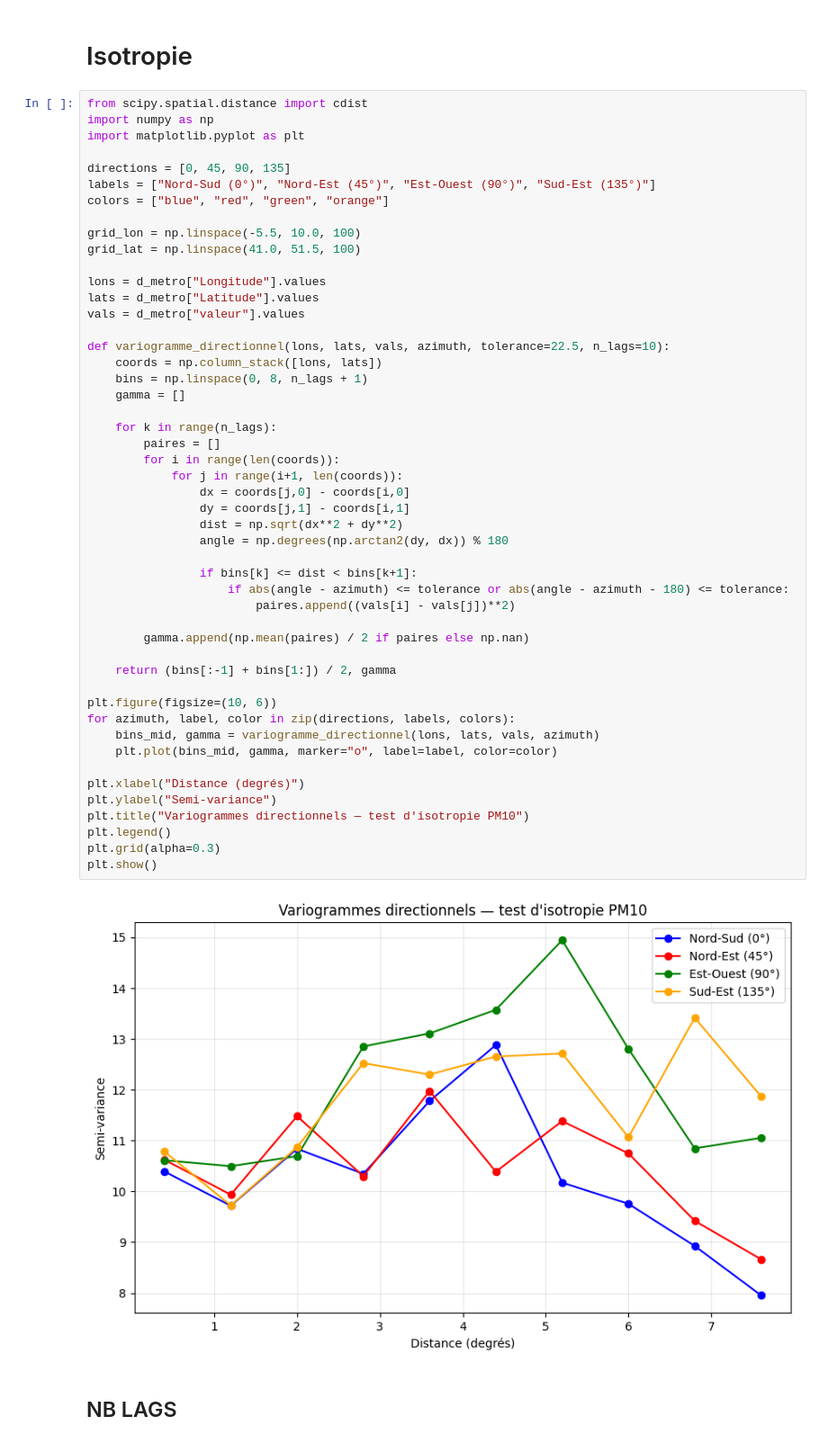
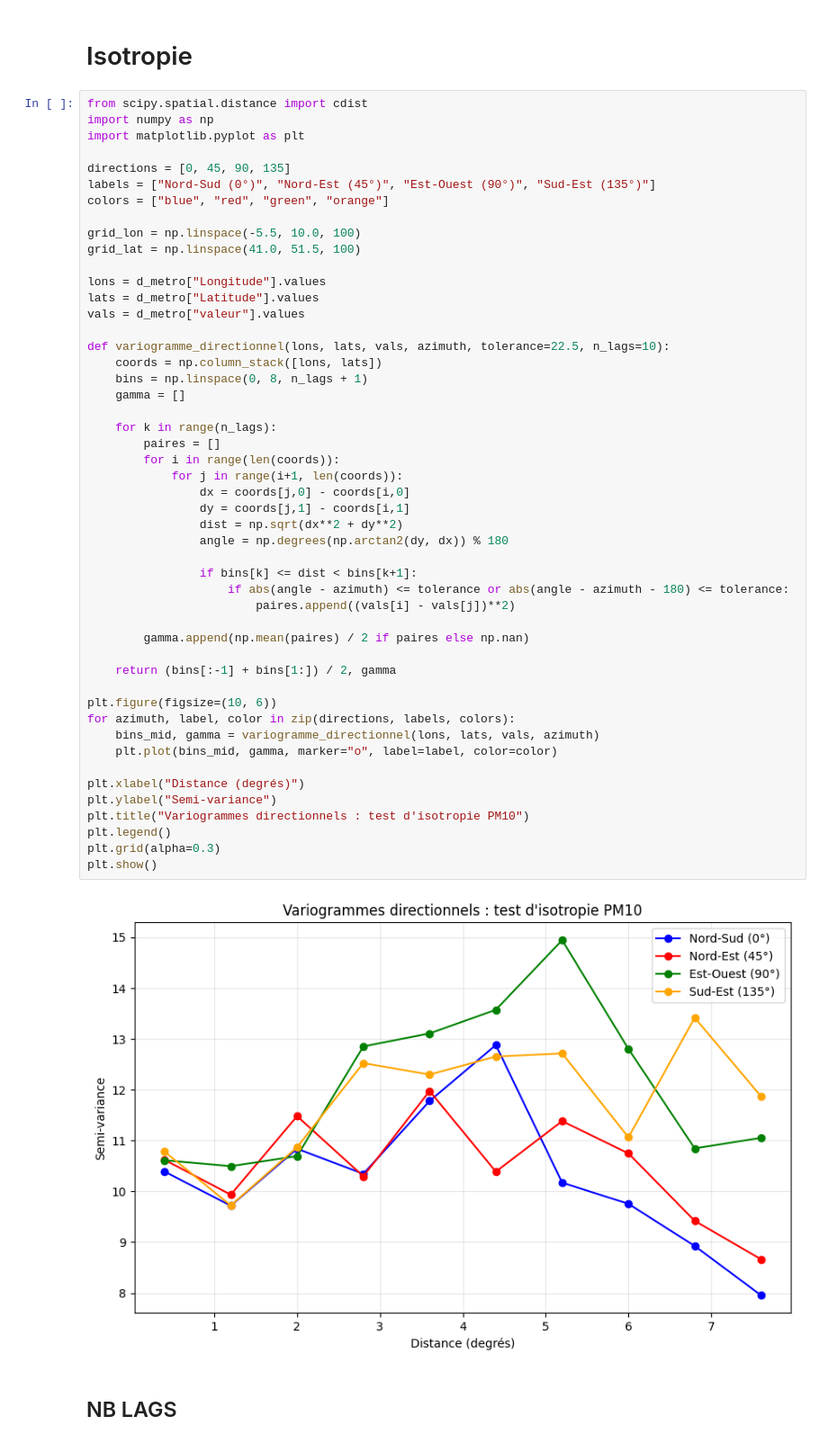
Before and after one commit to Gookd/spatial-pollution-risk-models, a Jupyter notebook: code/krigeage.ipynb, the cells around one changed output. Shown at 90% size. Drawn from its saved outputs; the diff is of its cells as text.

```diff
--- a/code/krigeage.ipynb
+++ b/code/krigeage.ipynb
@@ -40,35 +40,35 @@ def variogramme_directionnel(lons, lats, vals, azimuth, tolerance=22.5, n_lags=1
     gamma = []
 
     for k in range(n_lags):
         paires = []
         for i in range(len(coords)):
             for j in range(i+1, len(coords)):
                 dx = coords[j,0] - coords[i,0]
                 dy = coords[j,1] - coords[i,1]
                 dist = np.sqrt(dx**2 + dy**2)
                 angle = np.degrees(np.arctan2(dy, dx)) % 180
 
                 if bins[k] <= dist < bins[k+1]:
                     if abs(angle - azimuth) <= tolerance or abs(angle - azimuth - 180) <= tolerance:
                         paires.append((vals[i] - vals[j])**2)
 
         gamma.append(np.mean(paires) / 2 if paires else np.nan)
 
     return (bins[:-1] + bins[1:]) / 2, gamma
 
 plt.figure(figsize=(10, 6))
 for azimuth, label, color in zip(directions, labels, colors):
     bins_mid, gamma = variogramme_directionnel(lons, lats, vals, azimuth)
     plt.plot(bins_mid, gamma, marker="o", label=label, color=color)
 
 plt.xlabel("Distance (degrés)")
 plt.ylabel("Semi-variance")
-plt.title("Variogrammes directionnels — test d'isotropie PM10")
+plt.title("Variogrammes directionnels : test d'isotropie PM10")
 plt.legend()
 plt.grid(alpha=0.3)
 plt.show()
 # %% [output]
-[figure, old version]
+[figure, new version]
 # %% [markdown]
 ## NB LAGS
 # %%
```
Also changed, not shown: parts of 7 cells of this notebook, 5 other files.
